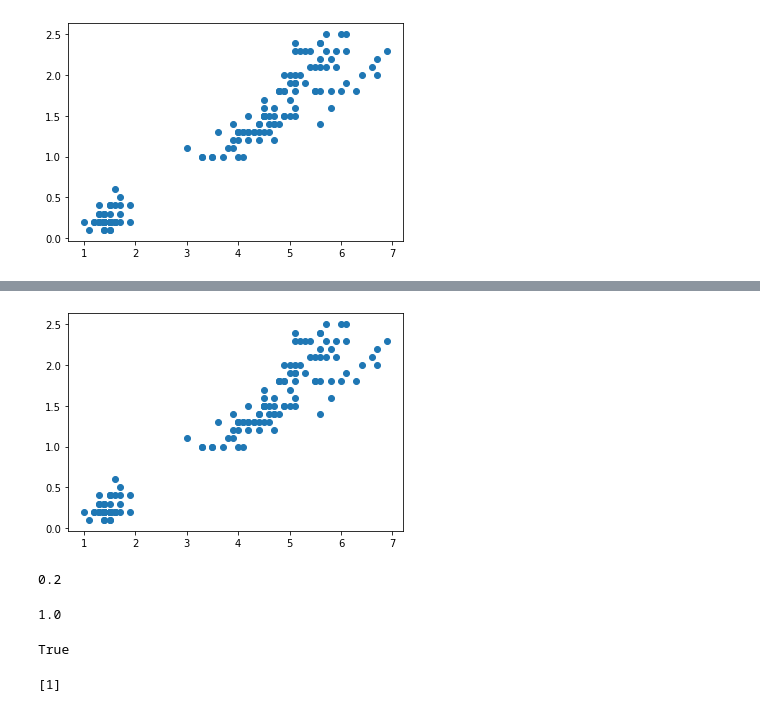
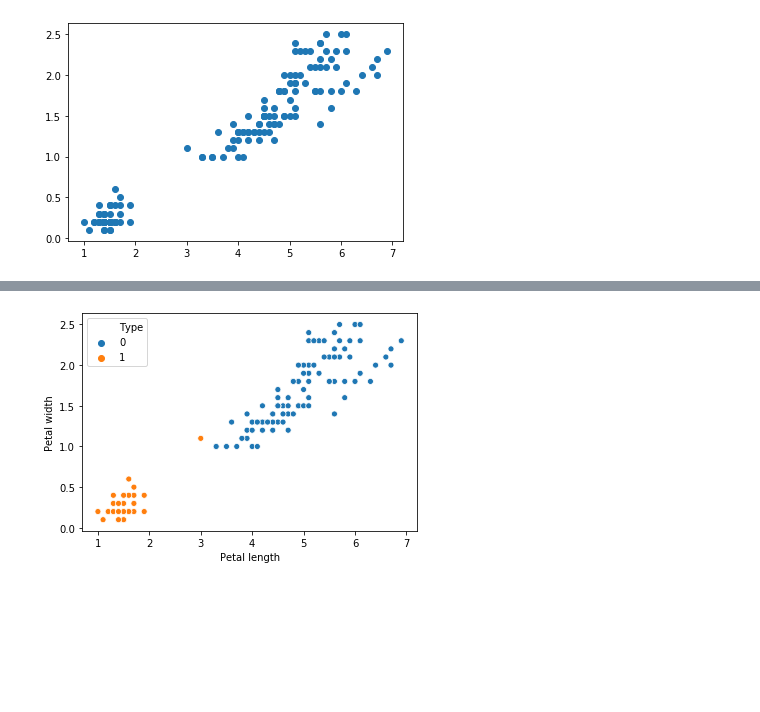
Before and after one commit to alexanderlakiza/cs102, a Jupyter notebook: homework09/k-means.ipynb, the cells around one changed output, grey strips where cells are left out. Drawn from its saved outputs; the diff is of its cells as text; code cells hidden in the pictures; blank space fills up the shorter version.

Commit message:
k-means is done

```diff
--- a/homework09/k-means.ipynb
+++ b/homework09/k-means.ipynb
@@ -69,12 +65,14 @@ def k_means(data, k):
     old_centroids = [list(np.zeros(n)) for i in range(k)]
     cluster = []
 
-    temp = data
+    temp = data.copy()
     for i in range(k):
         centroids.append([random.randint(int(min(data.iloc[:, 0])), int(max(data.iloc[:, 0]))), \
                           random.randint(int(min(data.iloc[:, 1])), int(max(data.iloc[:, 1])))])
 
     while np.all(centroids == old_centroids) != True:
+        cluster = []
+
         for i in range(m):
             distance = []
             for j in range(k):
@@ -83,13 +81,16 @@ def k_means(data, k):
             cluster.append(distance.index(min(distance)))
 
         old_centroids = centroids
-        temp['cluster'] = cluster
 
+        temp['Cluster'] = cluster
+
+        kekayu = []
         for i in range(k):
             x = 0
             y = 0
-            q = temp[temp['cluster'] == i]
-            centroids.append([np.mean(q.iloc[:, 0]), np.mean(q.iloc[:, 1])])
+            q = temp[temp['Cluster'] == i]
+            kekayu.append([np.mean(q.iloc[:, 0]), np.mean(q.iloc[:, 1])])
+        centroids = kekayu
 
     return cluster
 # %%
@@ -101,0 +101,4 @@ See the caveats in the documentation: http://pandas.pydata.org/pandas-docs/stabl
+# %%
+temp_petals = petals.copy()
+temp_petals['Type'] = cluster
+temp_petals
@@ -102,4 +121,4 @@ See the caveats in the documentation: http://pandas.pydata.org/pandas-docs/stabl
 # %%
-plt.scatter(x = petals['Petal length'], y =petals['Petal width']);
+sns.scatterplot(x=petals['Petal length'], y=petals['Petal width'], hue=temp_petals['Type']);
 # %% [output]
-[figure, old version]
+[figure, new version]
@@ -112,22 +124,0 @@ while a!=b:
-# %%
-petals.iloc[0].values[1]
-# %% [output]
-0.2
-# %%
-min(petals.iloc[:, 0])
-# %% [output]
-1.0
-# %%
-#centroids = [[5, 2], [7, 4], [6, 4]]
-centroids = [[0, 0], [0, 0], [0, 0]]
-old_centroids = [[0, 0], [0, 0], [0, 0]]
-np.all(old_centroids == centroids)
-# %% [output]
-True
-# %%
-distance = [20000, 1000, 1000]
-index = []
-index.append(distance.index(min(distance)))
-index
-# %% [output]
-[1]
```
Also changed, not shown: parts of 13 cells of this notebook.
